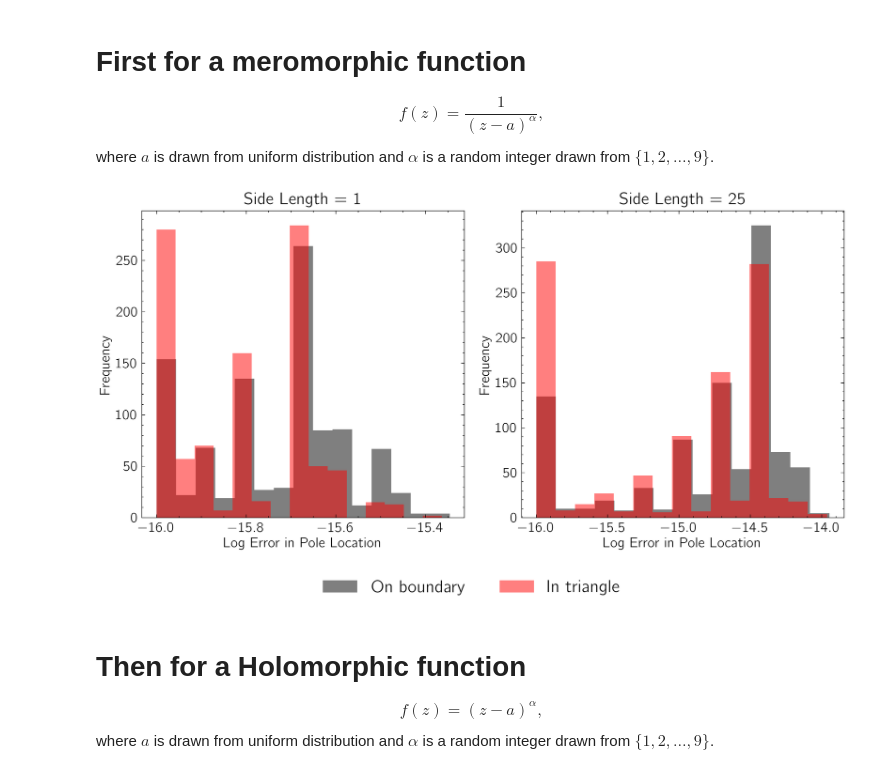
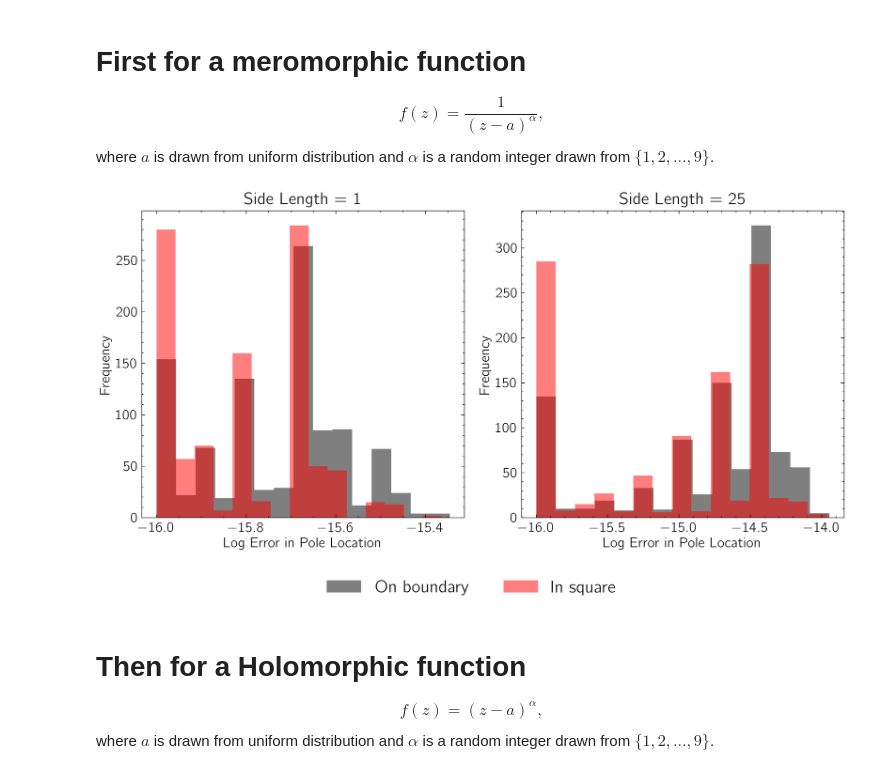
Before and after one commit to j-bowhay/Poles-and-Roots, a Jupyter notebook: notebooks/AAA_sampling_experiment.ipynb, the cells around one changed output. Saved outputs shown, nothing was run; the diff lists cells and outputs as text; code cells hidden in the pictures.

Commit message:
figure updates

```diff
--- a/notebooks/AAA_sampling_experiment.ipynb
+++ b/notebooks/AAA_sampling_experiment.ipynb
@@ -67,19 +67,19 @@ for side_length in side_lengths:
 # %%
 fig, axs = plt.subplots(ncols=2, figsize=(10,5))
 for i in range(2):
     ax = axs[i]
     ax.hist(np.log10(np.asarray(on_pole_error[i]) + 1e-16), alpha=0.5, label="On boundary", bins=15)
-    ax.hist(np.log10(np.asarray(in_pole_error[i]) + 1e-16), alpha=0.5, label="In triangle", bins=15)
+    ax.hist(np.log10(np.asarray(in_pole_error[i]) + 1e-16), alpha=0.5, label="In square", bins=15)
     ax.set_xlabel("Log Error in Pole Location")
     ax.set_ylabel("Frequency")
     ax.set_title(f"Side Length = {side_lengths[i]}")
 handles, labels = ax.get_legend_handles_labels()
 fig.legend(handles, labels, loc='upper center', bbox_to_anchor=(0.5, 0),
            fancybox=True, shadow=True, ncol=4, fontsize=16)
 plt.tight_layout()
 plt.savefig("figures/AAA_sampling.pdf")
 # %% [output]
-[figure, old version]
+[figure, new version]
 # %% [markdown]
 # Then for a Holomorphic function
 
```
Also changed, not shown: 13 other files.
